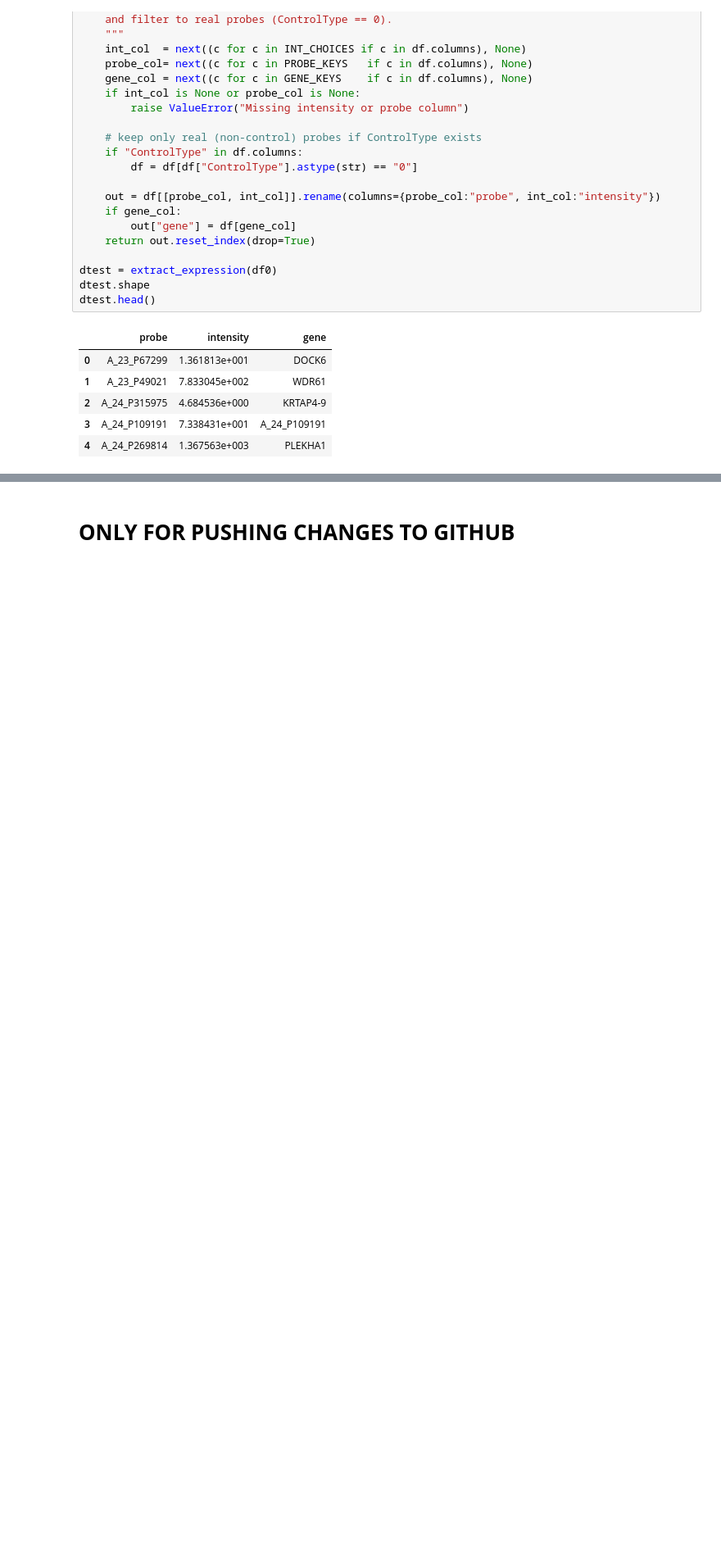
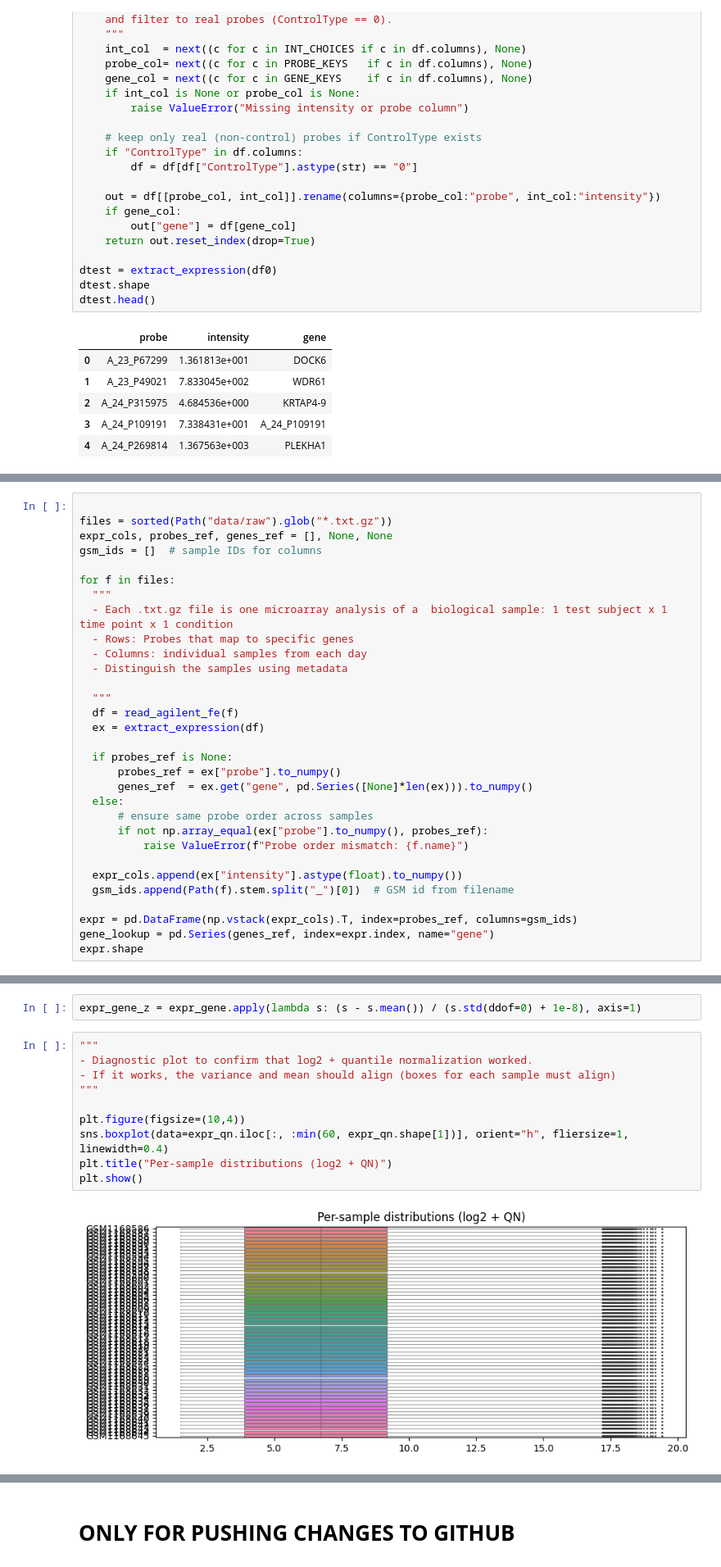
Before and after one commit to skothare/ODE-to-Circadian-Clocks, a Jupyter notebook: preprocessing/datapeek.ipynb, the cells around one changed output, grey strips where cells are left out. Shown at 82% size. Saved outputs shown, nothing was run; the diff lists cells and outputs as text; blank space fills up the shorter version.

```diff
--- a/preprocessing/datapeek.ipynb
+++ b/preprocessing/datapeek.ipynb
@@ -281,0 +301,31 @@ dtest.head()
+# %%
+
+files = sorted(Path("data/raw").glob("*.txt.gz"))
+expr_cols, probes_ref, genes_ref = [], None, None
+gsm_ids = []  # sample IDs for columns
+
+for f in files:
+  """
+  - Each .txt.gz file is one microarray analysis of a  biological sample: 1 test subject x 1 time point x 1 condition
+  - Rows: Probes that map to specific genes
+  - Columns: individual samples from each day
+  - Distinguish the samples using metadata
+
+  """
+  df = read_agilent_fe(f)
+  ex = extract_expression(df)
+
+  if probes_ref is None:
+      probes_ref = ex["probe"].to_numpy()
+      genes_ref  = ex.get("gene", pd.Series([None]*len(ex))).to_numpy()
+  else:
+      # ensure same probe order across samples
+      if not np.array_equal(ex["probe"].to_numpy(), probes_ref):
+          raise ValueError(f"Probe order mismatch: {f.name}")
+
+  expr_cols.append(ex["intensity"].astype(float).to_numpy())
+  gsm_ids.append(Path(f).stem.split("_")[0])  # GSM id from filename
+
+expr = pd.DataFrame(np.vstack(expr_cols).T, index=probes_ref, columns=gsm_ids)
+gene_lookup = pd.Series(genes_ref, index=expr.index, name="gene")
+expr.shape
@@ -281,0 +405,14 @@ dtest.head()
+# %%
+expr_gene_z = expr_gene.apply(lambda s: (s - s.mean()) / (s.std(ddof=0) + 1e-8), axis=1)
+# %%
+"""
+- Diagnostic plot to confirm that log2 + quantile normalization worked.
+- If it works, the variance and mean should align (boxes for each sample must align)
+"""
+
+plt.figure(figsize=(10,4))
+sns.boxplot(data=expr_qn.iloc[:, :min(60, expr_qn.shape[1])], orient="h", fliersize=1, linewidth=0.4)
+plt.title("Per-sample distributions (log2 + QN)")
+plt.show()
+# %% [output]
+[figure, added]
```
Also changed, not shown: parts of 16 cells of this notebook.
